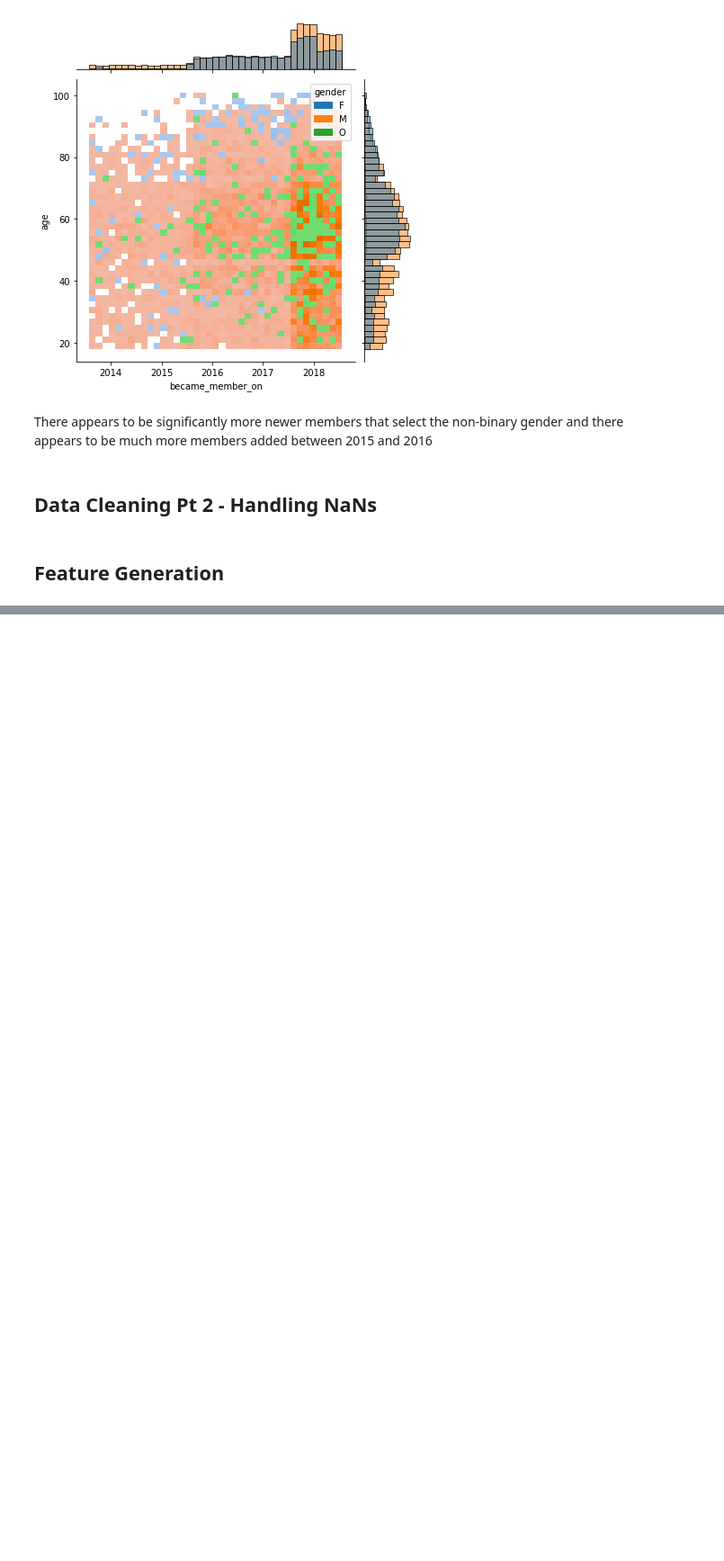
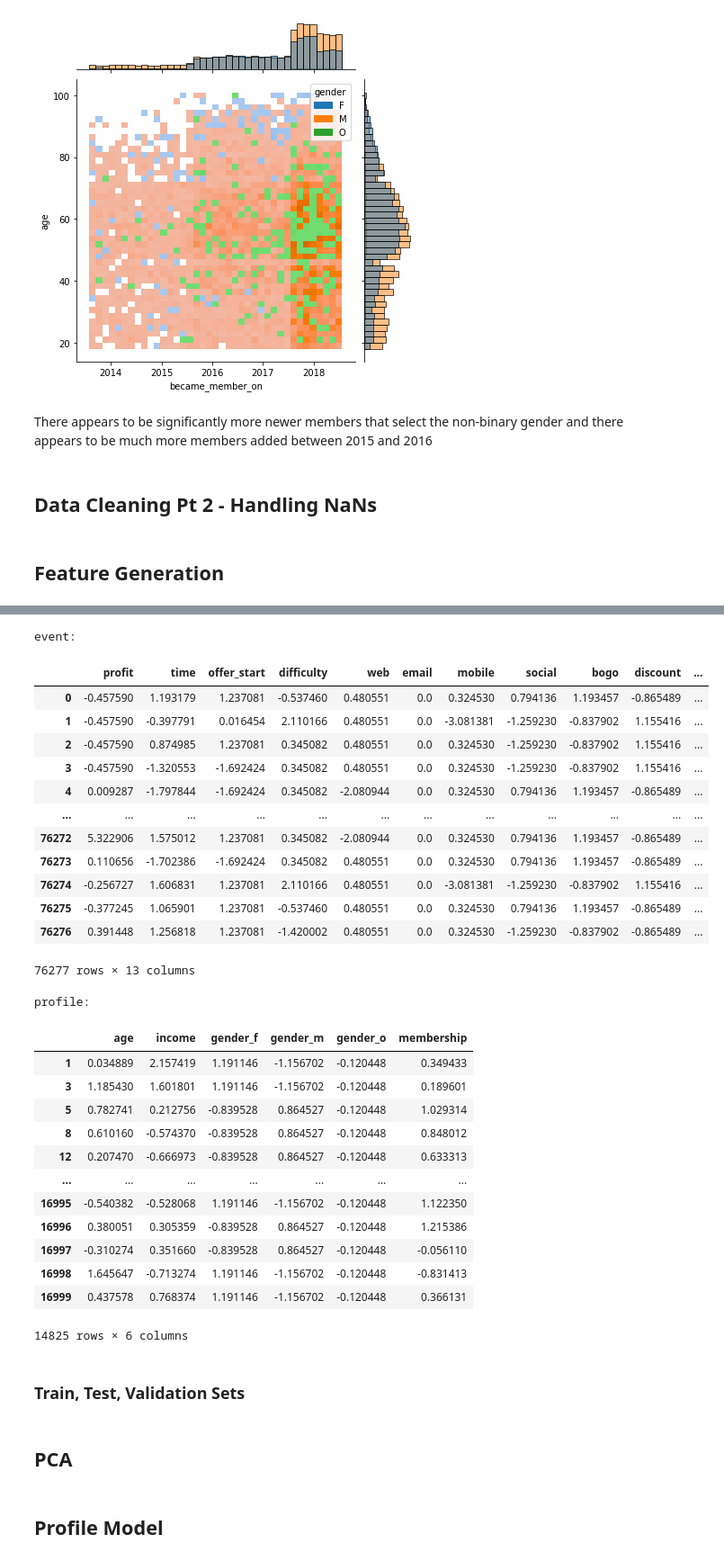
Before and after one commit to amcumber/udacity-mle-capstone-project, a Jupyter notebook: Starbucks_Capstone_notebook.ipynb, the cells around one changed output, grey strips where cells are left out. Shown at 90% size. Cells and saved outputs as stored; diff of their text form; code cells hidden in the pictures; blank space fills up the shorter version.

Commit message:
feat: added standard scaler and train/test split

```diff
--- a/Starbucks_Capstone_notebook.ipynb
+++ b/Starbucks_Capstone_notebook.ipynb
@@ -489,0 +496,4 @@ profile:
+# %%
+profile_labels = profile[PCols.person]
+profile_data = profile.drop(PCols.person, axis=1)
+profile_data
@@ -489,0 +533,46 @@ profile:
+# %%
+labels = {"event": event_labels, "profile": profile_labels}
+data = {"event": event_data, "profile": profile_data}
+# %%
+scalers = {key: StandardScaler() for key in data}
+scaled_data = {}
+scaled_dfs = {}
+for key, data_entry in data.items():
+    scaled = scalers.get(key).fit_transform(data_entry)
+    scaled_data[key] = scaled
+    scaled_dfs[key] = pd.DataFrame(
+        scaled, columns=data_entry.columns, index=data_entry.index
+    )
+    print(f"{key}:")
+    display(scaled_dfs[key])
+# %% [output]
+event:
+|  | profit | time | offer_start | difficulty | web | email | mobile | social | bogo | discount | ... |
+| 0 | -0.457590 | 1.193179 | 1.237081 | -0.537460 | 0.480551 | 0.0 | 0.324530 | 0.794136 | 1.193457 | -0.865489 | ... |
+| 1 | -0.457590 | -0.397791 | 0.016454 | 2.110166 | 0.480551 | 0.0 | -3.081381 | -1.259230 | -0.837902 | 1.155416 | ... |
+| 2 | -0.457590 | 0.874985 | 1.237081 | 0.345082 | 0.480551 | 0.0 | 0.324530 | -1.259230 | -0.837902 | 1.155416 | ... |
+| 3 | -0.457590 | -1.320553 | -1.692424 | 0.345082 | 0.480551 | 0.0 | 0.324530 | -1.259230 | -0.837902 | 1.155416 | ... |
+| 4 | 0.009287 | -1.797844 | -1.692424 | 0.345082 | -2.080944 | 0.0 | 0.324530 | 0.794136 | 1.193457 | -0.865489 | ... |
+| ... | ... | ... | ... | ... | ... | ... | ... | ... | ... | ... | ... |
+| 76272 | 5.322906 | 1.575012 | 1.237081 | 0.345082 | -2.080944 | 0.0 | 0.324530 | 0.794136 | 1.193457 | -0.865489 | ... |
+| 76273 | 0.110656 | -1.702386 | -1.692424 | 0.345082 | 0.480551 | 0.0 | 0.324530 | 0.794136 | 1.193457 | -0.865489 | ... |
+| 76274 | -0.256727 | 1.606831 | 1.237081 | 2.110166 | 0.480551 | 0.0 | -3.081381 | -1.259230 | -0.837902 | 1.155416 | ... |
+| 76275 | -0.377245 | 1.065901 | 1.237081 | -0.537460 | 0.480551 | 0.0 | 0.324530 | 0.794136 | 1.193457 | -0.865489 | ... |
+| 76276 | 0.391448 | 1.256818 | 1.237081 | -1.420002 | 0.480551 | 0.0 | 0.324530 | -1.259230 | -0.837902 | -0.865489 | ... |
+76277 rows × 13 columns
+profile:
+|  | age | income | gender_f | gender_m | gender_o | membership |
+| 1 | 0.034889 | 2.157419 | 1.191146 | -1.156702 | -0.120448 | 0.349433 |
+| 3 | 1.185430 | 1.601801 | 1.191146 | -1.156702 | -0.120448 | 0.189601 |
+| 5 | 0.782741 | 0.212756 | -0.839528 | 0.864527 | -0.120448 | 1.029314 |
+| 8 | 0.610160 | -0.574370 | -0.839528 | 0.864527 | -0.120448 | 0.848012 |
+| 12 | 0.207470 | -0.666973 | -0.839528 | 0.864527 | -0.120448 | 0.633313 |
+| ... | ... | ... | ... | ... | ... | ... |
+| 16995 | -0.540382 | -0.528068 | 1.191146 | -1.156702 | -0.120448 | 1.122350 |
+| 16996 | 0.380051 | 0.305359 | -0.839528 | 0.864527 | -0.120448 | 1.215386 |
+| 16997 | -0.310274 | 0.351660 | -0.839528 | 0.864527 | -0.120448 | -0.056110 |
+| 16998 | 1.645647 | -0.713274 | 1.191146 | -1.156702 | -0.120448 | -0.831413 |
+| 16999 | 0.437578 | 0.768374 | 1.191146 | -1.156702 | -0.120448 | 0.366131 |
+14825 rows × 6 columns
+# %% [markdown]
+### Train, Test, Validation Sets
@@ -489,0 +597,4 @@ profile:
+# %% [markdown]
+## PCA
+# %% [markdown]
+## Profile Model
```
Also changed, not shown: parts of 10 cells of this notebook.
